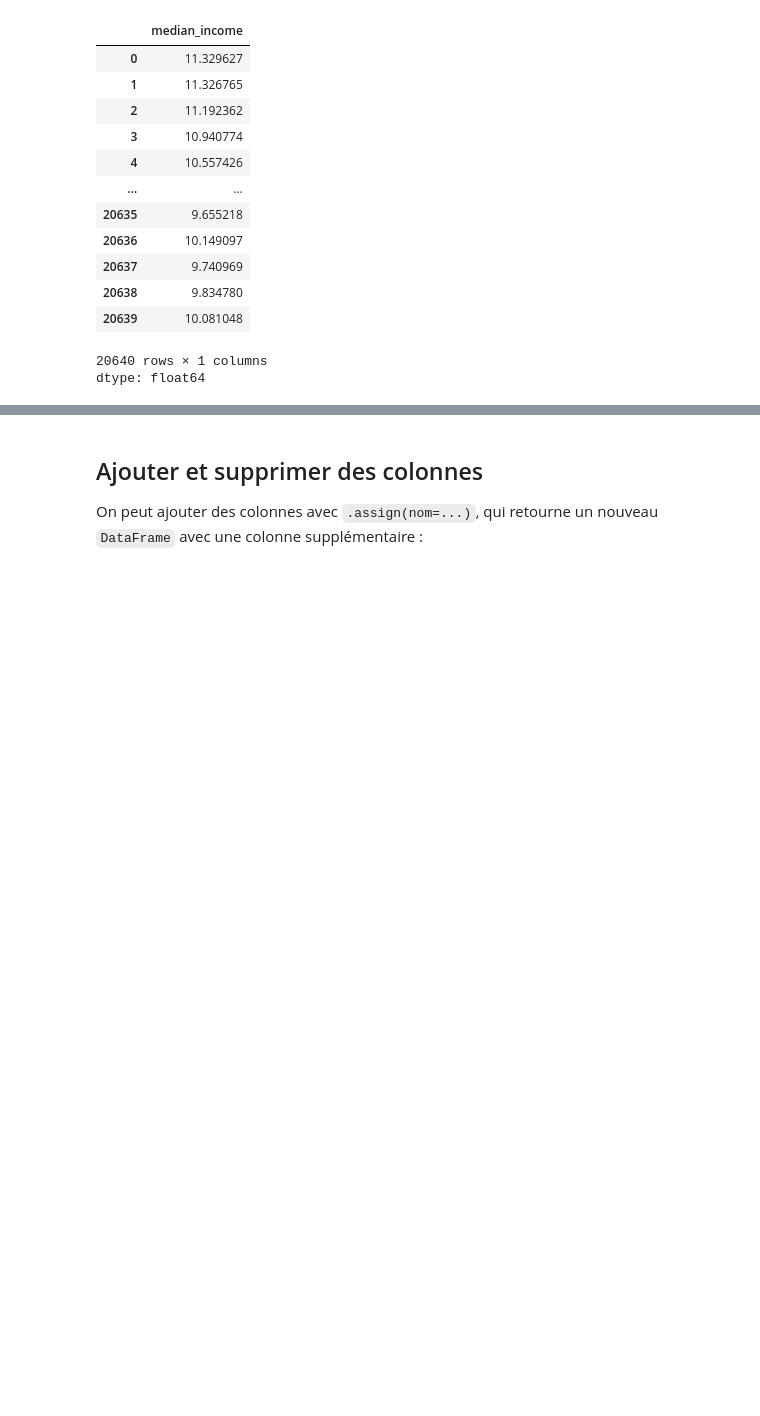
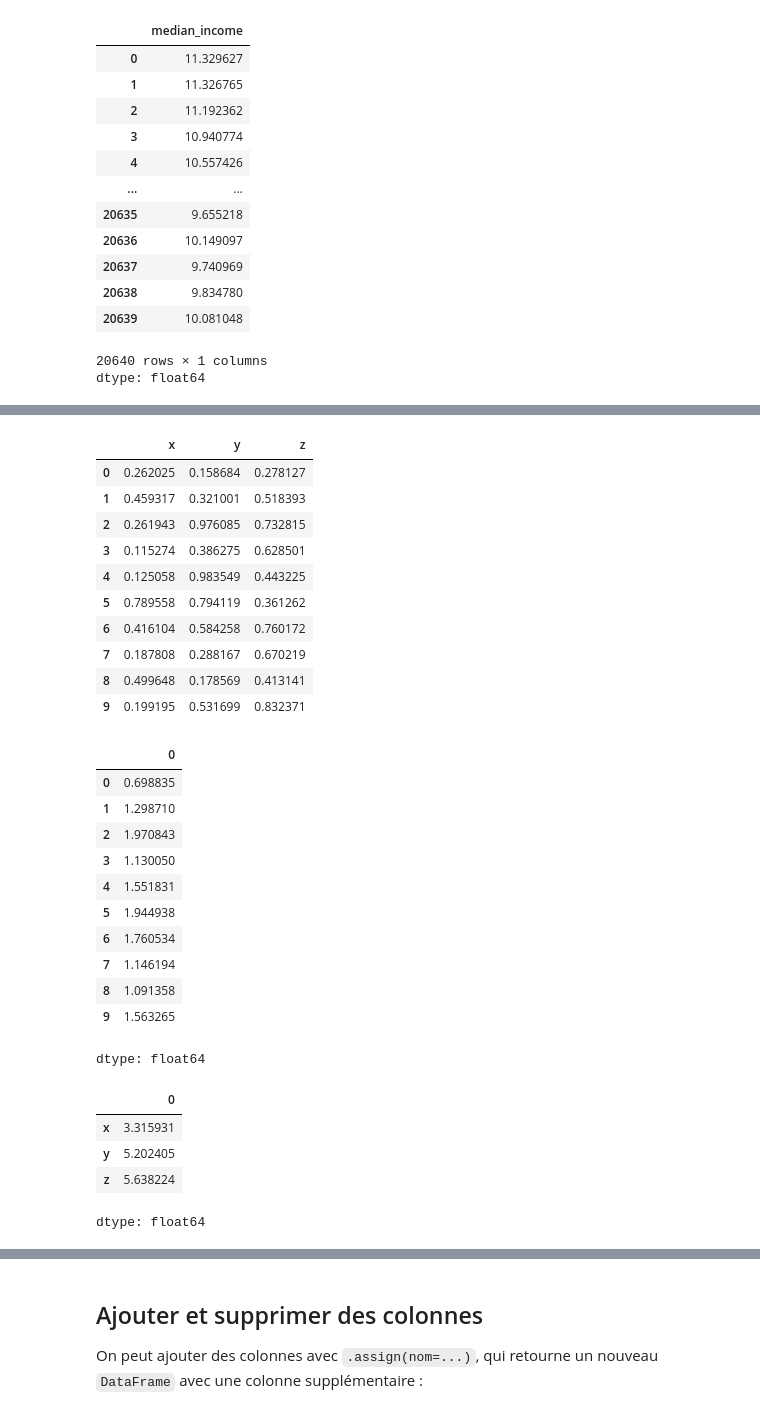
Before and after one commit to 316k/notebooks-cf1, a Jupyter notebook: exercices/03_Intro_pandas.ipynb, the cells around one changed output, grey strips where cells are left out. Saved outputs shown, nothing was run; the diff lists cells and outputs as text; code cells hidden in the pictures; blank space fills up the shorter version.

```diff
--- a/exercices/03_Intro_pandas.ipynb
+++ b/exercices/03_Intro_pandas.ipynb
@@ -1023,0 +970,42 @@ df = pd.read_csv("https://raw.githubusercontent.com/WillKoehrsen/Hands-On-Machin
+# %%
+np.random.seed(1337)
+df_points3D = np.random.random((10, 3))
+
+df_points3D = pd.DataFrame(
+        df_points3D,
+        columns=["x", "y", "z"]
+)
+
+display(df_points3D)
+
+display(df_points3D.sum(axis="columns")) # Somme des 3 colonnes entre elles
+display(df_points3D.sum(axis="index")) # Somme des 9 lignes entre elles
+# %% [output]
+|  | x | y | z |
+| 0 | 0.262025 | 0.158684 | 0.278127 |
+| 1 | 0.459317 | 0.321001 | 0.518393 |
+| 2 | 0.261943 | 0.976085 | 0.732815 |
+| 3 | 0.115274 | 0.386275 | 0.628501 |
+| 4 | 0.125058 | 0.983549 | 0.443225 |
+| 5 | 0.789558 | 0.794119 | 0.361262 |
+| 6 | 0.416104 | 0.584258 | 0.760172 |
+| 7 | 0.187808 | 0.288167 | 0.670219 |
+| 8 | 0.499648 | 0.178569 | 0.413141 |
+| 9 | 0.199195 | 0.531699 | 0.832371 |
+|  | 0 |
+| 0 | 0.698835 |
+| 1 | 1.298710 |
+| 2 | 1.970843 |
+| 3 | 1.130050 |
+| 4 | 1.551831 |
+| 5 | 1.944938 |
+| 6 | 1.760534 |
+| 7 | 1.146194 |
+| 8 | 1.091358 |
+| 9 | 1.563265 |
+dtype: float64
+|  | 0 |
+| x | 3.315931 |
+| y | 5.202405 |
+| z | 5.638224 |
+dtype: float64
```
Also changed, not shown: parts of 45 cells of this notebook, 2 other files.
